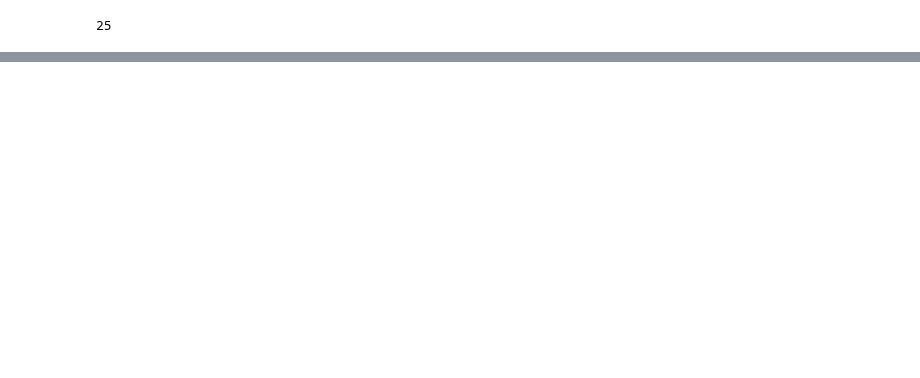
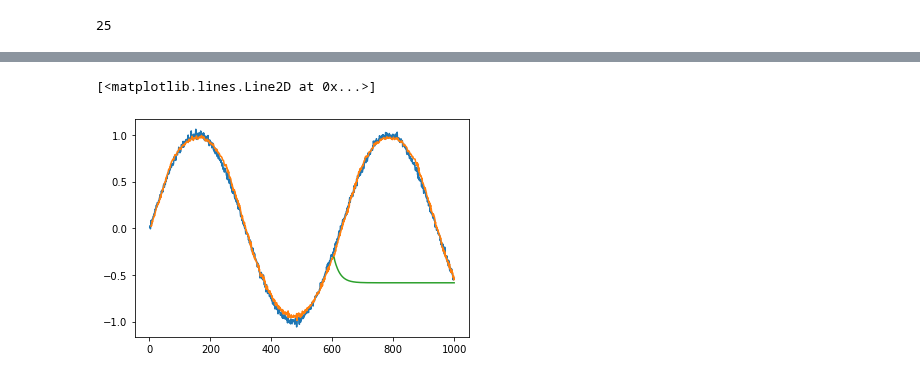
Before and after one commit to fanbyprinciple/d2l-fanbyprinciple, a Jupyter notebook: ch8_recurrent_neural_networks/8.1 Training a simple rnn.ipynb, the cells around one changed output, grey strips where cells are left out. Saved outputs shown, nothing was run; the diff lists cells and outputs as text; code cells hidden in the pictures; blank space fills up the shorter version.

```diff
--- a/ch8_recurrent_neural_networks/8.1 Training a simple rnn.ipynb
+++ b/ch8_recurrent_neural_networks/8.1 Training a simple rnn.ipynb
@@ -235,0 +241,3 @@ plt.show()
+# %%
+multistep_preds = torch.zeros(T)
+multistep_preds[:n_train+tau] = x[:n_train+tau]
@@ -235,0 +252,10 @@ plt.show()
+# %%
+for i in range(n_train+tau, T):
+    multistep_preds[i] = net(multistep_preds[i-tau:i].reshape((-1,1)).squeeze(1))
+# %%
+plt.plot(t, x)
+plt.plot(t[tau:], pred_x.detach().numpy())
+plt.plot(t[n_train+tau:], multistep_preds[n_train+tau:].detach().numpy())
+# %% [output]
+[<matplotlib.lines.Line2D at 0x...>]
+[figure, added]
```
Also changed, not shown: parts of 12 cells of this notebook, 2 other files.
